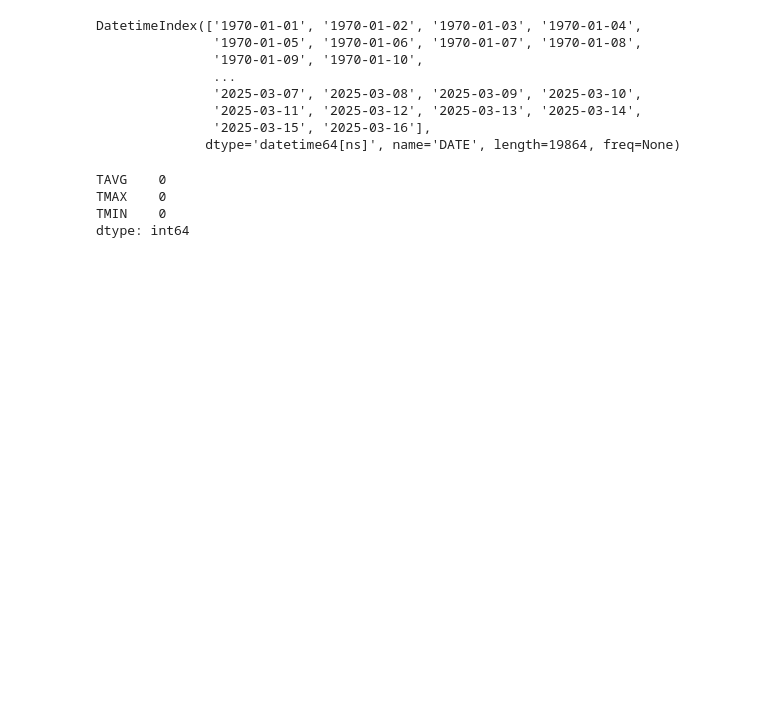
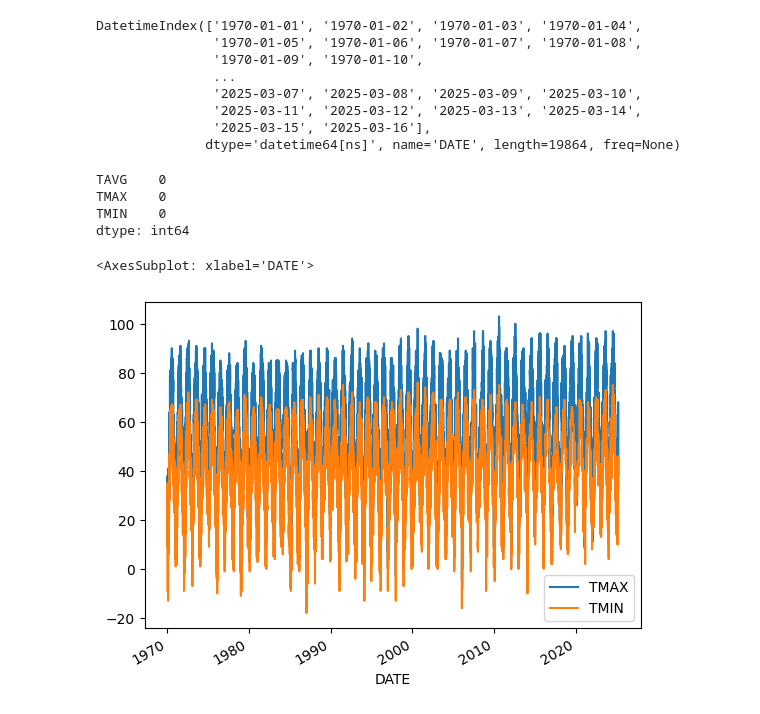
Before and after one commit to njnjfnj/Weather_predicter_backend, a Jupyter notebook: weather-ml/app/models/train.ipynb, the cells around one changed output. Saved outputs shown, nothing was run; the diff lists cells and outputs as text; code cells hidden in the pictures; blank space fills up the shorter version.

```diff
--- a/weather-ml/app/models/train.ipynb
+++ b/weather-ml/app/models/train.ipynb
@@ -119,3 +119,9 @@ TAVG    0
 TMAX    0
 TMIN    0
 dtype: int64
+# %%
+#З цього блоку коду починається аналіз даних
+core_weather[["TMAX", "TMIN"]].plot()
+# %% [output]
+<AxesSubplot: xlabel='DATE'>
+[figure, added]
```
Also changed, not shown: parts of 12 cells of this notebook.
